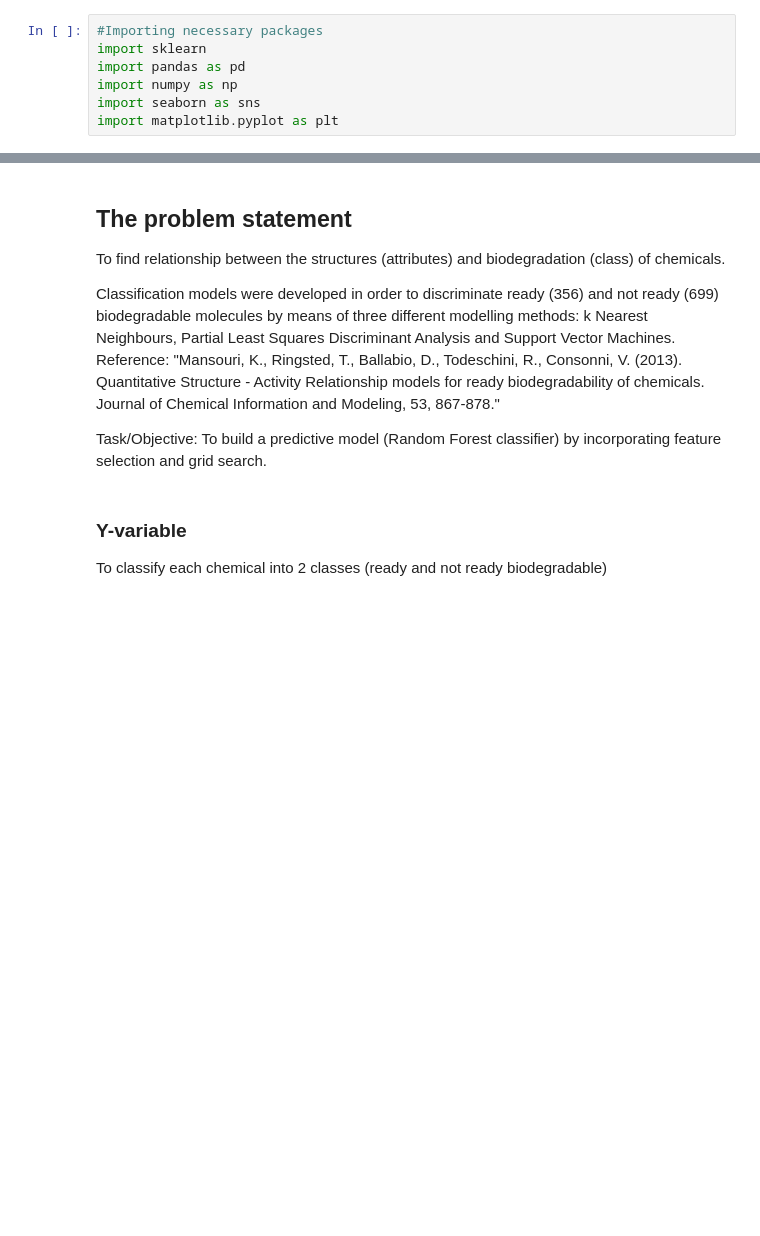
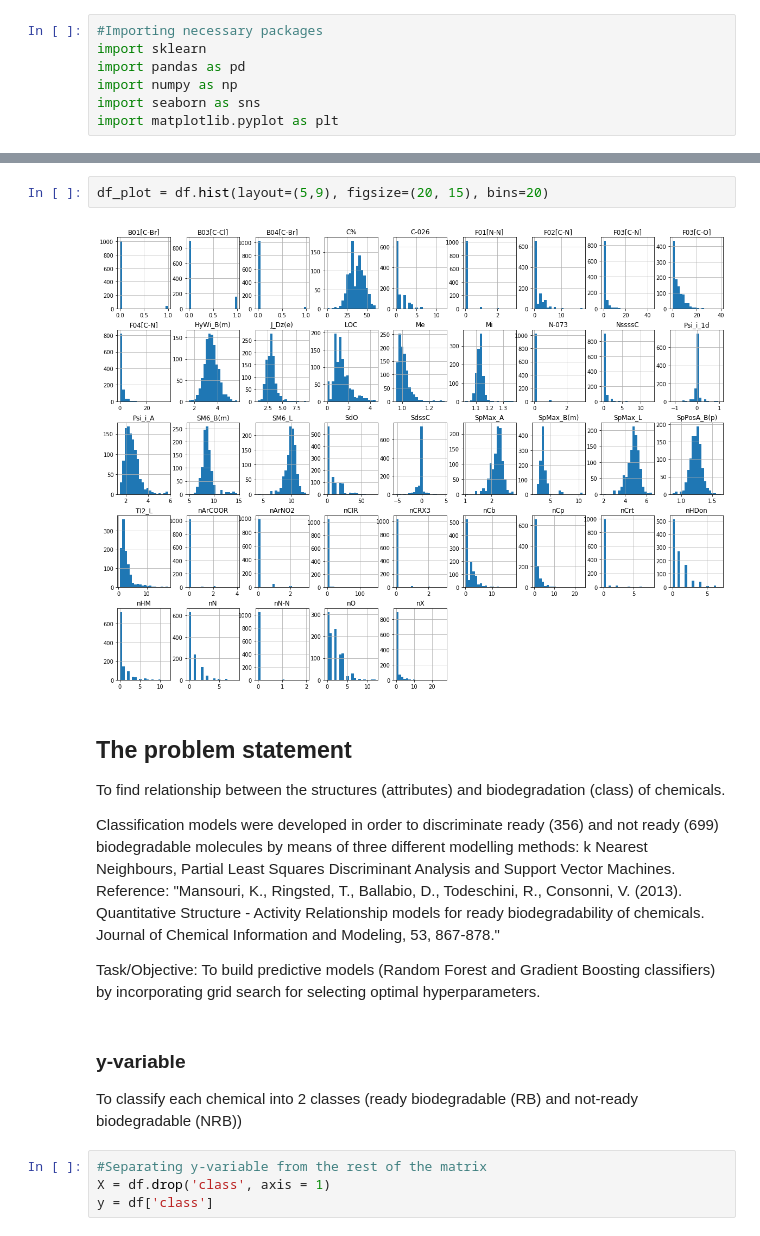
Before and after one commit to sakamuru/final-project, a Jupyter notebook: final-project.ipynb, the cells around one changed output, grey strips where cells are left out. Saved outputs shown, nothing was run; the diff lists cells and outputs as text; blank space fills up the shorter version.

```diff
--- a/final-project.ipynb
+++ b/final-project.ipynb
@@ -59,11 +56,19 @@ Class          0.0
 dtype: float64
+# %%
+df_plot = df.hist(layout=(5,9), figsize=(20, 15), bins=20)
+# %% [output]
+[figure, added]
 # %% [markdown]
 ## The problem statement
 To find relationship between the structures (attributes) and biodegradation (class) of chemicals.
 
 Classification models were developed in order to discriminate ready (356) and not ready (699) biodegradable molecules by means of three different modelling methods: k Nearest Neighbours, Partial Least Squares Discriminant Analysis and Support Vector Machines. Reference: "Mansouri, K., Ringsted, T., Ballabio, D., Todeschini, R., Consonni, V. (2013). Quantitative Structure - Activity Relationship models for ready biodegradability of chemicals. Journal of Chemical Information and Modeling, 53, 867-878."
 
-Task/Objective: To build a predictive model (Random Forest classifier) by incorporating feature selection and grid search.
+Task/Objective: To build predictive models (Random Forest and Gradient Boosting classifiers) by incorporating grid search for selecting optimal hyperparameters.
 # %% [markdown]
-### Y-variable
-To classify each chemical into 2 classes (ready and not ready biodegradable)
+### y-variable
+To classify each chemical into 2 classes (ready biodegradable (RB) and not-ready biodegradable (NRB))
+# %%
+#Separating y-variable from the rest of the matrix
+X = df.drop('class', axis = 1)
+y = df['class']
```
Also changed, not shown: parts of 31 cells of this notebook.
